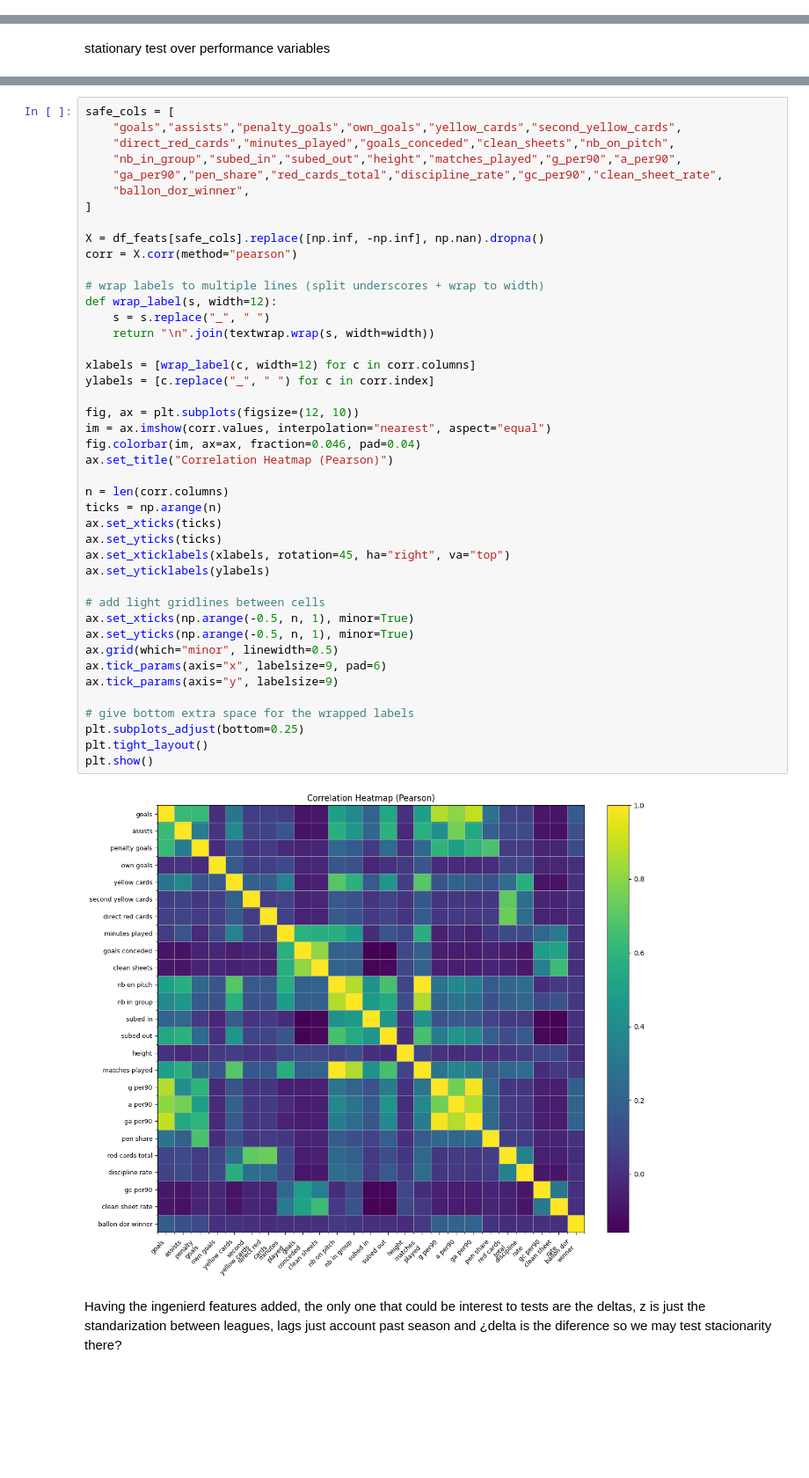
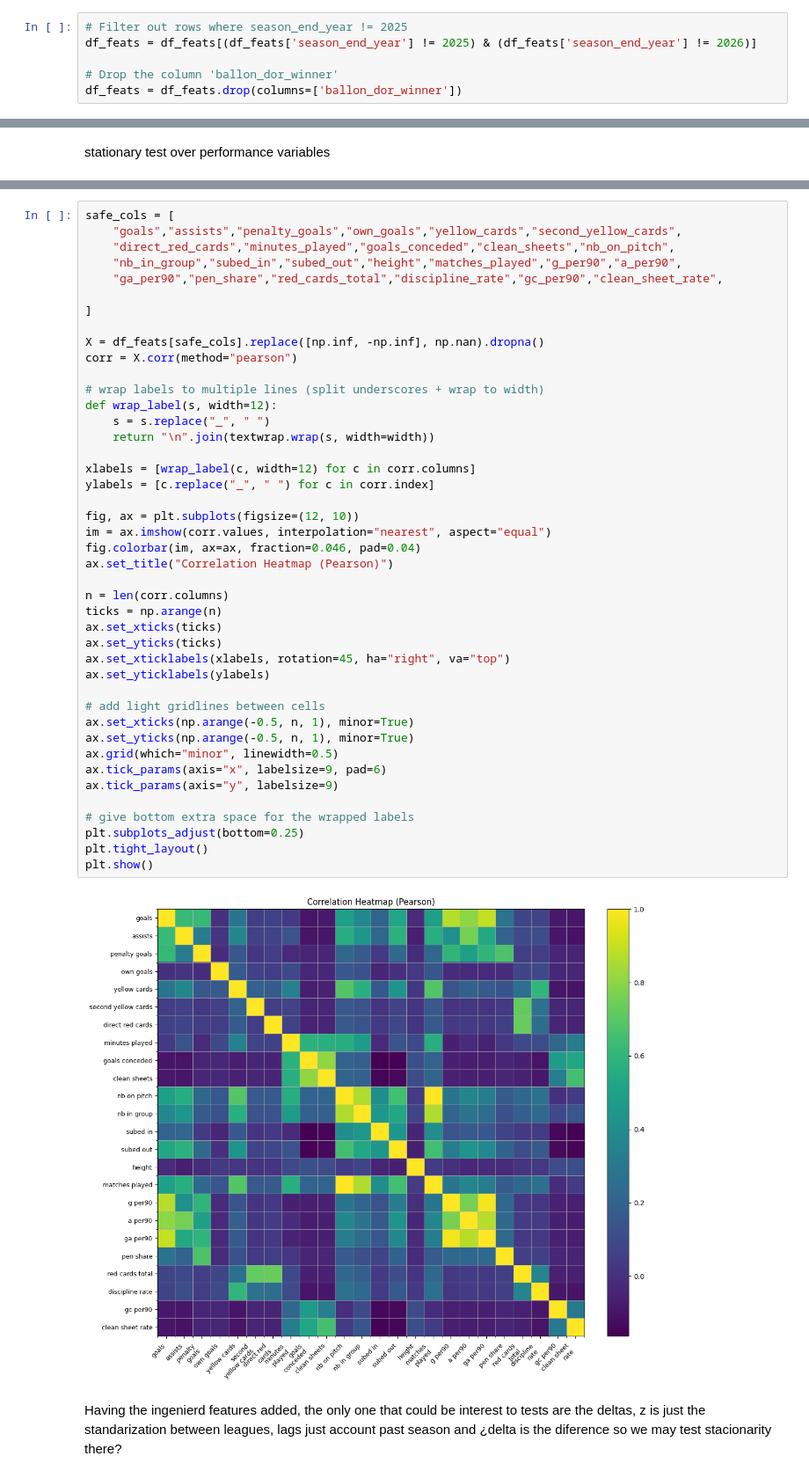
Before and after one commit to leokonma/Machine-learning, a Jupyter notebook: Dim_Reduc.ipynb, the cells around one changed output, grey strips where cells are left out. Shown at 88% size. Cells and saved outputs as stored; diff of their text form; blank space fills up the shorter version.

```diff
--- a/Dim_Reduc.ipynb
+++ b/Dim_Reduc.ipynb
@@ -14,6 +14,12 @@ df_player_performance = core["df_player_performance"]
 
 # b) features + Ballon d'Or flag in one line
 df_feats, feature_cols = get_features(RAW_DIR)
+# %%
+# Filter out rows where season_end_year != 2025
+df_feats = df_feats[(df_feats['season_end_year'] != 2025) & (df_feats['season_end_year'] != 2026)]
+
+# Drop the column 'ballon_dor_winner'
+df_feats = df_feats.drop(columns=['ballon_dor_winner'])
 # %%
 import numpy as np
 import pandas as pd
@@ -75,7 +81,7 @@ safe_cols = [
     "direct_red_cards","minutes_played","goals_conceded","clean_sheets","nb_on_pitch",
     "nb_in_group","subed_in","subed_out","height","matches_played","g_per90","a_per90",
     "ga_per90","pen_share","red_cards_total","discipline_rate","gc_per90","clean_sheet_rate",
-    "ballon_dor_winner",
+
 ]
 
 X = df_feats[safe_cols].replace([np.inf, -np.inf], np.nan).dropna()
@@ -86,34 +92,34 @@ def wrap_label(s, width=12):
     s = s.replace("_", " ")
     return "\n".join(textwrap.wrap(s, width=width))
 
 xlabels = [wrap_label(c, width=12) for c in corr.columns]
 ylabels = [c.replace("_", " ") for c in corr.index]
 
 fig, ax = plt.subplots(figsize=(12, 10))
 im = ax.imshow(corr.values, interpolation="nearest", aspect="equal")
 fig.colorbar(im, ax=ax, fraction=0.046, pad=0.04)
 ax.set_title("Correlation Heatmap (Pearson)")
 
 n = len(corr.columns)
 ticks = np.arange(n)
 ax.set_xticks(ticks)
 ax.set_yticks(ticks)
 ax.set_xticklabels(xlabels, rotation=45, ha="right", va="top")
 ax.set_yticklabels(ylabels)
 
 # add light gridlines between cells
 ax.set_xticks(np.arange(-0.5, n, 1), minor=True)
 ax.set_yticks(np.arange(-0.5, n, 1), minor=True)
 ax.grid(which="minor", linewidth=0.5)
 ax.tick_params(axis="x", labelsize=9, pad=6)
 ax.tick_params(axis="y", labelsize=9)
 
 # give bottom extra space for the wrapped labels
 plt.subplots_adjust(bottom=0.25)
 plt.tight_layout()
 plt.show()
 # %% [output]
-[figure, old version]
+[figure, new version]
 # %% [markdown]
 Having the ingenierd features added, the only one that could be interest to tests are the deltas, z is just the standarization between leagues, lags just account past season and ¿delta is the diference so we may test stacionarity there?
 # %%
```
Also changed, not shown: parts of 32 cells of this notebook.
